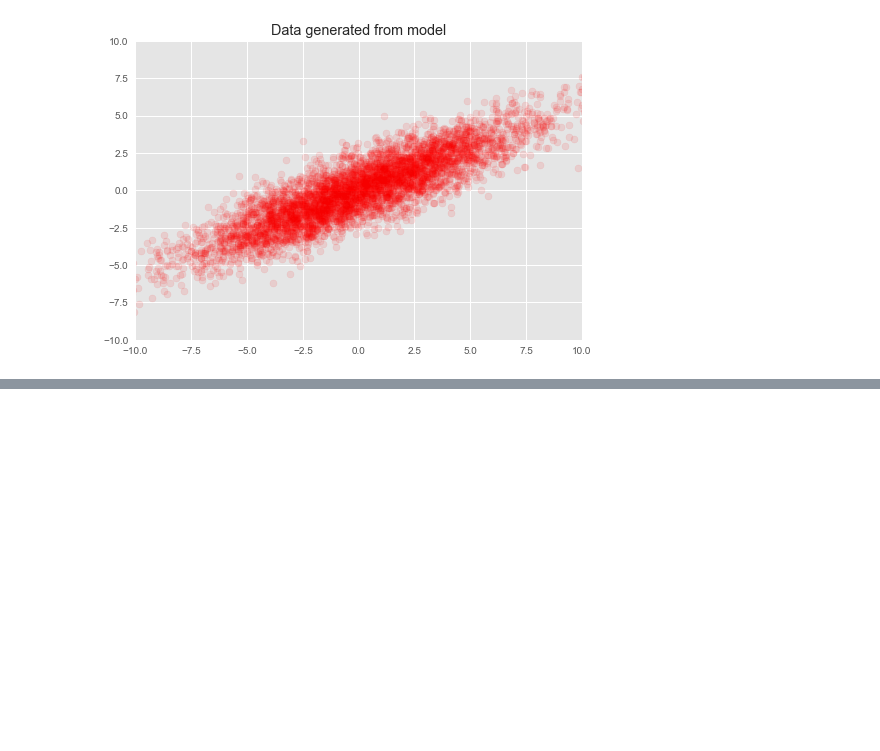
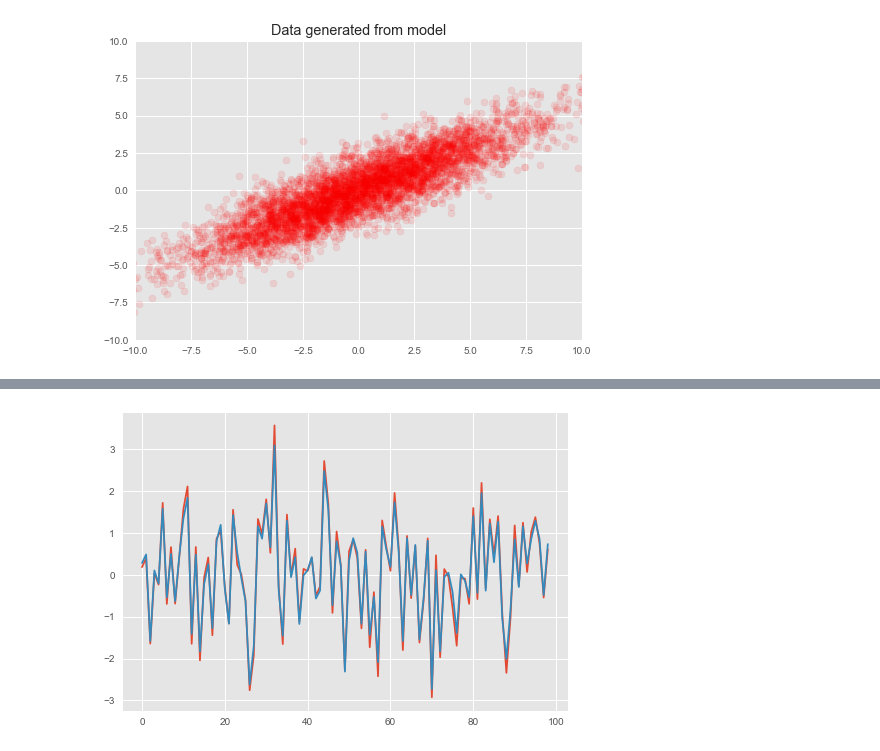
Before and after one commit to JichenHKUST/Deep_problistic_programming, a Jupyter notebook: Edward_Shared_ProbablisticPCA.ipynb, the cells around one changed output, grey strips where cells are left out. Drawn from its saved outputs; the diff is of its cells as text; code cells hidden in the pictures; blank space fills up the shorter version.

```diff
--- a/Edward_Shared_ProbablisticPCA.ipynb
+++ b/Edward_Shared_ProbablisticPCA.ipynb
@@ -118,0 +135,9 @@ plt.show()
+# %%
+qw2 = Normal(loc=tf.Variable(tf.random_normal([D, K])),
+            scale=tf.nn.softplus(tf.Variable(tf.random_normal([D, K]))))
+
+qz = Normal(loc=tf.Variable(tf.random_normal([N, K])),
+            scale=tf.nn.softplus(tf.Variable(tf.random_normal([N, K]))))
+
+inference = ed.KLqp({w2: qw2, z: qz}, data={x2: x_train2})
+inference.run(n_iter=500, n_print=100, n_samples=10)
@@ -118,0 +146,7 @@ plt.show()
+# %%
+qz_samples = np.mean(qz.sample(100).eval(),0)
+plt.plot(qz_samples[1:100,])
+plt.plot(z_true[0,1:100].transpose())
+plt.show()
+# %% [output]
+[figure, added]
```
Also changed, not shown: parts of 13 cells of this notebook.
